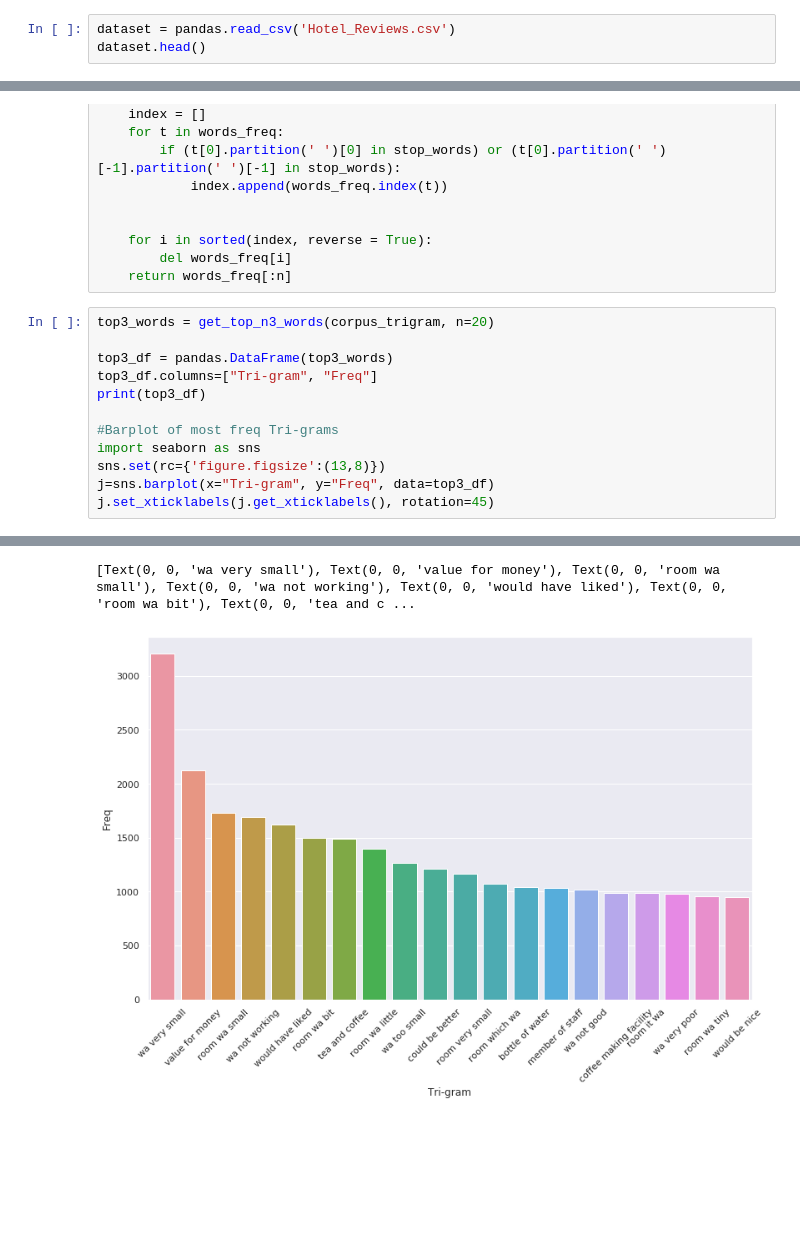
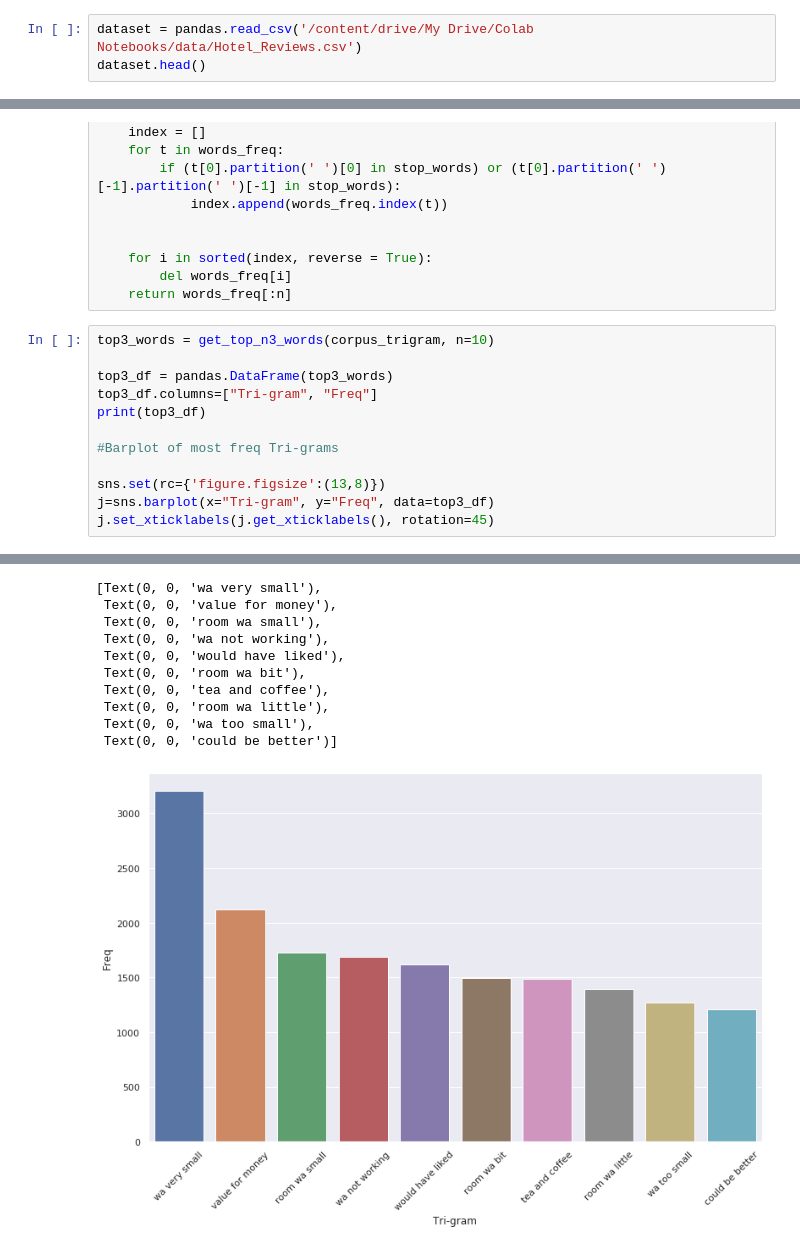
Before and after one commit to hammou2020/HotelReviewAnalysis, a Jupyter notebook: keyword_extraction.ipynb, the cells around one changed output, grey strips where cells are left out. Drawn from its saved outputs; the diff is of its cells as text; blank space fills up the shorter version.

```diff
--- a/keyword_extraction.ipynb
+++ b/keyword_extraction.ipynb
@@ -3,5 +24,5 @@ import pandas
 # %%
-dataset = pandas.read_csv('Hotel_Reviews.csv')
+dataset = pandas.read_csv('/content/drive/My Drive/Colab Notebooks/data/Hotel_Reviews.csv')
 dataset.head()
 # %% [output]
 |  | Hotel_Address | Additional_Number_of_Scoring | Review_Date | Average_Score | Hotel_Name | Reviewer_Nationality | ... |
@@ -353,14 +327,14 @@ def get_top_n3_words(corpus, n=None):
         del words_freq[i]
     return words_freq[:n]
 # %%
-top3_words = get_top_n3_words(corpus_trigram, n=20)
+top3_words = get_top_n3_words(corpus_trigram, n=10)
 
 top3_df = pandas.DataFrame(top3_words)
 top3_df.columns=["Tri-gram", "Freq"]
 print(top3_df)
 
 #Barplot of most freq Tri-grams
-import seaborn as sns
+
 sns.set(rc={'figure.figsize':(13,8)})
 j=sns.barplot(x="Tri-gram", y="Freq", data=top3_df)
 j.set_xticklabels(j.get_xticklabels(), rotation=45)
@@ -385,3 +353,12 @@ j.set_xticklabels(j.get_xticklabels(), rotation=45)
-[Text(0, 0, 'wa very small'), Text(0, 0, 'value for money'), Text(0, 0, 'room wa small'), Text(0, 0, 'wa not working'), Text(0, 0, 'would have liked'), Text(0, 0, 'room wa bit'), Text(0, 0, 'tea and c ...
+[Text(0, 0, 'wa very small'),
+ Text(0, 0, 'value for money'),
+ Text(0, 0, 'room wa small'),
+ Text(0, 0, 'wa not working'),
+ Text(0, 0, 'would have liked'),
+ Text(0, 0, 'room wa bit'),
+ Text(0, 0, 'tea and coffee'),
+ Text(0, 0, 'room wa little'),
+ Text(0, 0, 'wa too small'),
+ Text(0, 0, 'could be better')]
-[figure, old version]
+[figure, new version]
 # %%
```
Also changed, not shown: parts of 18 cells of this notebook.
